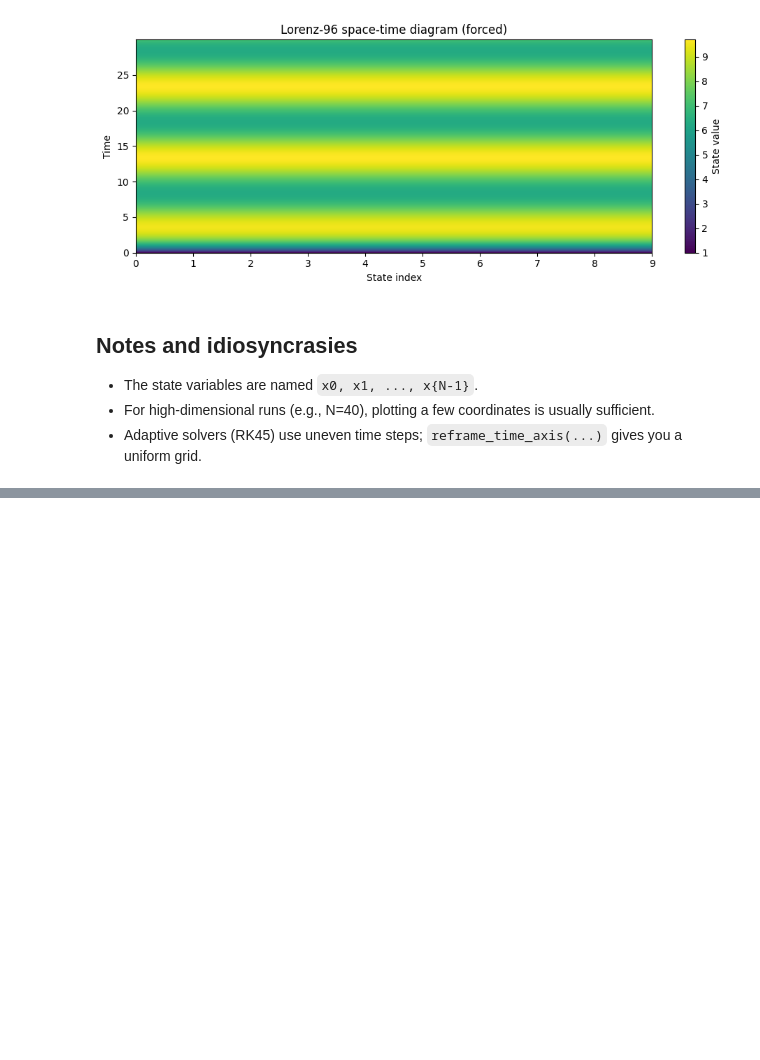
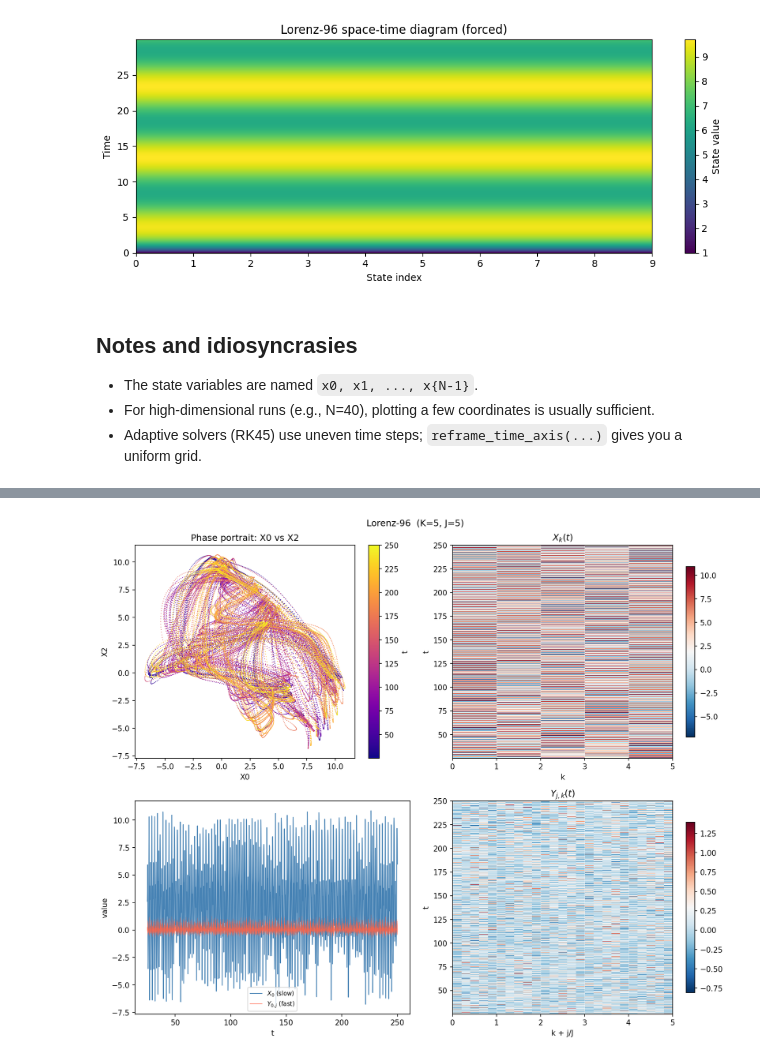
Before and after one commit to LinkedEarth/ClimateCritters, a Jupyter notebook: notebooks/lorenz96_demo.ipynb, the cells around one changed output, grey strips where cells are left out. Cells and saved outputs as stored; diff of their text form; code cells hidden in the pictures; blank space fills up the shorter version.

```diff
--- a/notebooks/lorenz96_demo.ipynb
+++ b/notebooks/lorenz96_demo.ipynb
@@ -146,39 +174,56 @@ t_2 = model_2.time
 # %%
-fig = plt.figure(figsize=(12, 10), dpi=150)
-n_cols = 2 if J > 0 else 1
+n_cols = 2 #if J > 0 else 1
+fig, axes = plt.subplots(2, n_cols, figsize=(12, 10), dpi=150)
+axes = np.array(axes).reshape(2, n_cols)
 
-ax1 = fig.add_subplot(2, n_cols, 1)
-ax1.plot(k_idx, X_2[-1], label="$X_k(t=n_t dt)$")
-ax1.plot(k_idx, X_init, "k:", label="$X_k(t=0)$")
+# ── Panel 1: phase portrait X₀ vs X₁, coloured by time ──────────────────────
+sc = axes[0, 0].scatter(df_phase[f'X{ik_0}'], df_phase[f'X{ik_f}'],
+                        c=df_phase['t'], cmap='plasma', s=1, linewidths=0)
+plt.colorbar(sc, ax=axes[0, 0], label='t')
+axes[0, 0].set_xlabel(f'X{ik_0}')
+axes[0, 0].set_ylabel(f'X{ik_f}')
+axes[0, 0].set_title(f'Phase portrait: X{ik_0} vs X{ik_f}')
+
+# ── Panel 2: time series X₀ (slow) and Y_{0,j} (fast) ───────────────────────
+slow = df_ts[df_ts['scale'] == 'slow']
+sns.lineplot(data=slow, x='t', y='value', lw=1.0, color='steelblue',
+             label='$X_0$ (slow)', ax=axes[1, 0])
 if J > 0:
-    ax1.plot(j_idx / J, Y_2[-1], label="$Y_{j,k}(t=n_t dt)$")
-    ax1.plot(j_idx / J, Y_init, "k:", label="$Y_{j,k}(t=0)$")
-ax1.legend(fontsize=7)
-ax1.set_xlabel("k" if J == 0 else "k, k + j/J")
-ax1.set_title("$X_k$" if J == 0 else "$X_k, Y_{j,k}$")
+    fast = df_ts[df_ts['scale'] == 'fast']
+    for _, grp in fast.groupby('variable'):
+        axes[1, 0].plot(grp['t'], grp['value'], lw=0.3, alpha=0.4, color='tomato')
+    axes[1, 0].plot([], [], lw=1.0, color='tomato', alpha=0.7, label='$Y_{0,j}$ (fast)')
+    axes[1, 0].legend(fontsize=8)
+axes[1, 0].set_xlabel('t')
+axes[1, 0].set_ylabel('value')
 
-ax2 = fig.add_subplot(2, n_cols, 1 + n_cols)
-ax2.plot(t_2, X_2[:, 0], label="$X_0(t)$")
+# ── Panels 3 & 4: space-time heatmaps (J>0 only) ─────────────────────────────
 if J > 0:
-    ax2.plot(t_2, Y_2[:, 0], label="$Y_{0,0}(t)$")
-ax2.legend(fontsize=7)
-ax2.set_xlabel("t")
+    panel34 = [
+        (axes[0, 1], X_2, '$X_k(t)$',     'k'),
+        (axes[1, 1], Y_2, '$Y_{j,k}(t)$', 'k + j/J'),
+    ]
+else:
+    panel34 = [
+        (axes[0, 1], X_2, '$X_k(t)$', 'k'),
+    ]
 
-if J > 0:
-    ax3 = fig.add_subplot(2, n_cols, 2)
-    cf3 = ax3.contourf(k_idx, t_2, X_2)
-    plt.colorbar(cf3, ax=ax3, orientation="horizontal")
-    ax3.set_xlabel("k")
-    ax3.set_ylabel("t")
-    ax3.set_title("$X_k(t)$")
+for ax, data, title, xlabel in panel34:
+    im = ax.imshow(data, aspect='auto', origin='lower',
+                   extent=[0, K, t_2[0], t_2[-1]],
+                   cmap='RdBu_r', interpolation='nearest')
+    for k in range(1, K):
+        ax.axvline(k, color='white', lw=0.5, alpha=0.6)
+    plt.colorbar(im, ax=ax, shrink=0.8)
+    ax.set_xlabel(xlabel)
+    ax.set_ylabel('t')
+    ax.set_title(title)
 
-    ax4 = fig.add_subplot(2, n_cols, 4)
-    cf4 = ax4.contourf(j_idx / J, t_2, Y_2)
-    plt.colorbar(cf4, ax=ax4, orientation="horizontal")
-    ax4.set_xlabel("k + j/J")
-    ax4.set_ylabel("t")
-    ax4.set_title("$Y_{j,k}(t)$")
+if J ==0:
+    axes[1, 1].set_visible(False)
 
-plt.suptitle(f"Lorenz-96  (K={K}, J={J})", fontsize=12)
+fig.suptitle(f'Lorenz-96  (K={K}, J={J})', fontsize=12)
 plt.tight_layout()
 plt.show()
+# %% [output]
+[figure, added]
```
Also changed, not shown: parts of 5 cells of this notebook, 1 other file.
